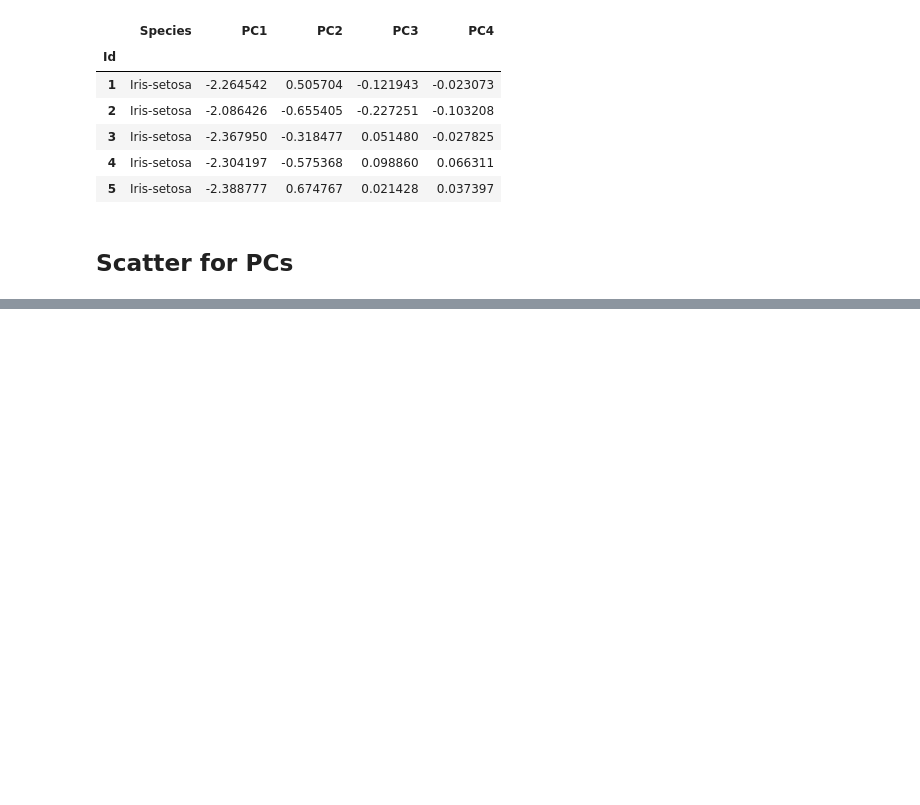
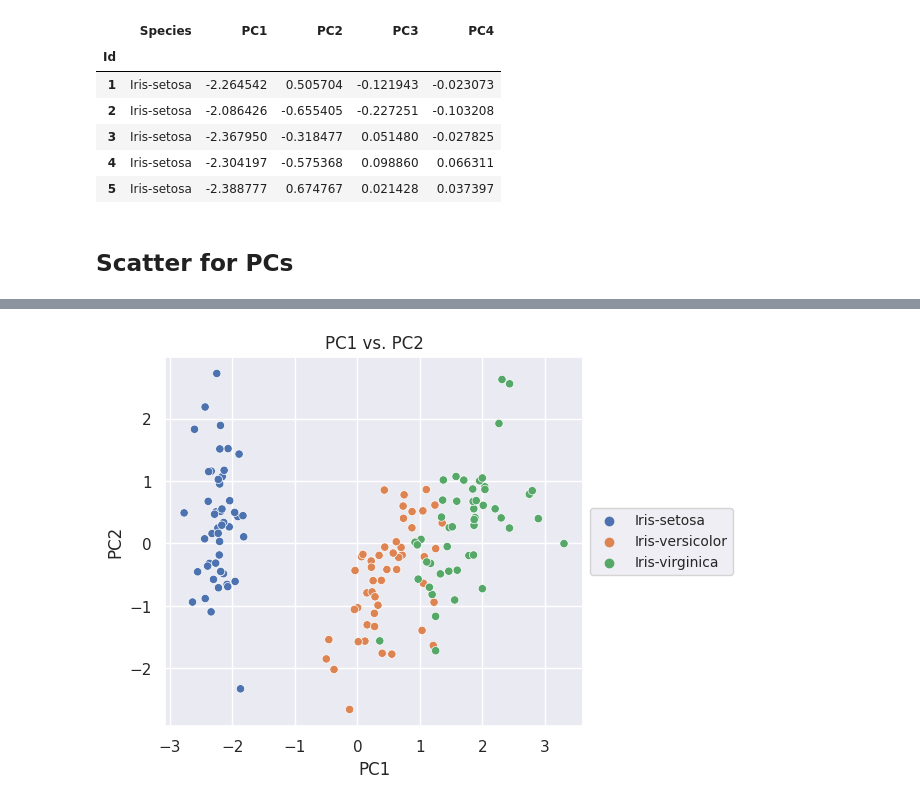
Before and after one commit to bitwalk123/MyNotebook, a Jupyter notebook: iris_PCA_py_06_SHAP.ipynb, the cells around one changed output, grey strips where cells are left out. Saved outputs shown, nothing was run; the diff lists cells and outputs as text; code cells hidden in the pictures; blank space fills up the shorter version.

```diff
--- a/iris_PCA_py_06_SHAP.ipynb
+++ b/iris_PCA_py_06_SHAP.ipynb
@@ -60,0 +62,11 @@ plt.show()
+# %%
+fig, ax = plt.subplots()
+sns.scatterplot(data=df_pca, x='PC1', y='PC2', hue=col_y, ax=ax)
+ax.set_aspect('equal')
+ax.legend(loc='center left', bbox_to_anchor=(1, 0.5), fontsize=10)
+ax.set_title('PC1 vs. PC2')
+
+plt.savefig('iris_062_PCA_PC1PC2.png')
+plt.show()
+# %% [output]
+[figure, added]
```
Also changed, not shown: parts of 1 cell of this notebook, 2 other files.
